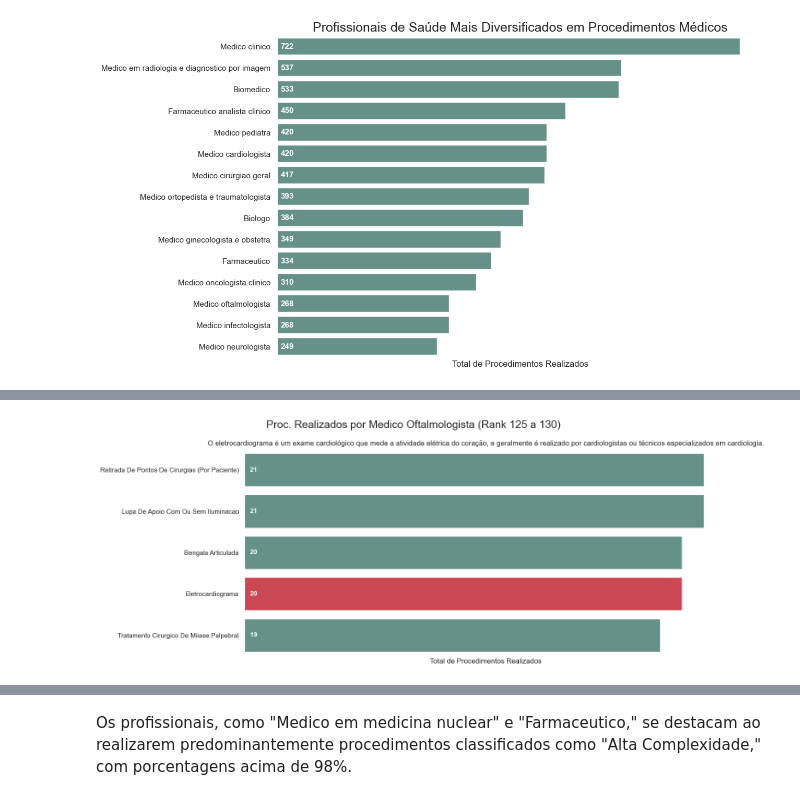
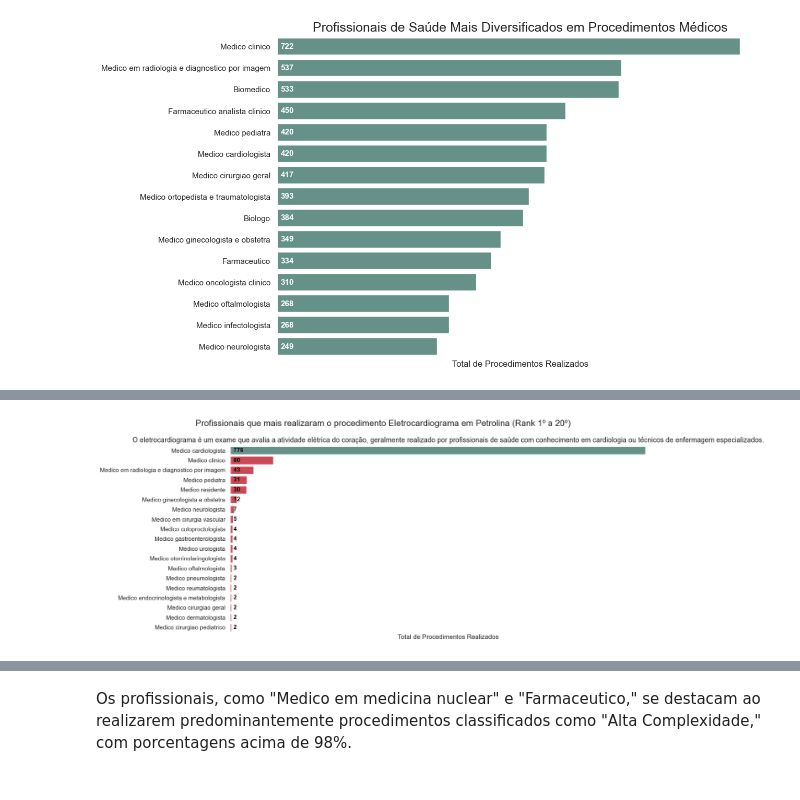
Before and after one commit to Vinicius-Luiz/etl_data_analisys_sia_python, a Jupyter notebook: 004_Data_Analysis.ipynb, the cells around one changed output, grey strips where cells are left out. Drawn from its saved outputs; the diff is of its cells as text; code cells hidden in the pictures.

Commit message:
Adicionando gráficos de procedimento x profissional

```diff
--- a/004_Data_Analysis.ipynb
+++ b/004_Data_Analysis.ipynb
@@ -189,38 +190,43 @@ SELECT PA_CBOCOD
   LIMIT {}
 '''
 # %%
-def plot_bar_111(pa_cbocod: int, rank_min: int = 1, rank_max: int = 5, max_results: int = 5,
+def plot_bar_111(pa_proc_id: int, pa_ufmun: str = '',
+                 rank_min: int = 1, rank_max: int = 5, max_results: int = 5,
                  export: bool = False, index_color_highlight: list = [],
-                 title: str = ''):
-    '''pa_cbocod: Código do profissional de saúde
+                 title: str = '', color_font: str ='white'):
+    '''pa_proc_id: Código do procedimento
+       pa_ufmun: Nome do município
        rank_min: Rank mínimo do procedimento
        rank_max: Rank máximo do procedimento
        max_results: Quantidade máxima de resultados
        export: Exportar o resultado para um arquivo CSV
-       index_color_highlight: Índice do resultado a ser destacado na cor vermelha'''
+       index_color_highlight: Índice do resultado a ser destacado na cor vermelha
+       color_font: Cor da fonte do texto'''
 
-    df_111 = spark.sql(SQL_111.format(pa_cbocod, rank_min, rank_max, max_results)).toPandas()
+    ds_pa_ufmun = f"AND DS_PA_UFMUN = '{pa_ufmun}'" if pa_ufmun else ''
+    df_111 = spark.sql(SQL_111.format(pa_proc_id, ds_pa_ufmun, rank_min, rank_max, max_results)).toPandas()
     df_111['DS_PA_PROC_ID'] = df_111['DS_PA_PROC_ID'].str.title()
 
-    df_111.to_csv(f'{pa_cbocod}_{rank_min}_{rank_max}.csv', index=False) if export else None
+    df_111[['PA_CBOCOD','DS_PA_CBOCOD','QTD_PROC','RANK_PROC']].to_csv(f'{pa_proc_id}_{rank_min}_{rank_max}.csv', index=False) if export else None
 
-    ds_pa_cbocod = df_111['DS_PA_CBOCOD'].unique()[0]
+    ds_pa_proc_id = df_111['DS_PA_PROC_ID'].unique()[0]
 
     plt.figure(figsize=(15, 6))
     sns.set_style("whitegrid", {'axes.spines.bottom': False, 'axes.spines.left': False, 'axes.spines.right': False, 'axes.spines.top': False})
 
-    plt.suptitle(f"Proc. Realizados por {ds_pa_cbocod.title()} (Rank {rank_min} a {rank_max})", fontsize=18)
-    plt.title(title, fontsize=12)
+    plt.suptitle(f'Profissionais que mais realizaram o procedimento {ds_pa_proc_id.title()} {"em "+pa_ufmun.title()+" " if pa_ufmun else ""}(Rank {rank_min}º a {rank_max}º)', fontsize=16)
+
+    plt.title(title, fontsize=13)
 
     colors = ['#5d998d' if i not in index_color_highlight else '#e13342' for i in range(len(df_111))]
-    ax = sns.barplot(x="QTD_PROC", y="DS_PA_PROC_ID",
+    ax = sns.barplot(x="QTD_PROC", y="DS_PA_CBOCOD",
                      data=df_111, palette=colors)
     ax.set(xticks=[])
 
     for p in ax.patches:
         width = p.get_width()
-        plt.text(0, p.get_y() + p.get_height() / 2, f'   {int(width)}',
-                ha="left", va="center", fontsize=11, fontweight="bold", color="white")
+        plt.text(0, p.get_y() + p.get_height() / 2, f'  {int(width)}',
+                ha="left", va="center", fontsize=11, fontweight="bold", color=color_font)
 
 
     plt.xlabel("Total de Procedimentos Realizados")
@@ -236,6 +248,6 @@ plot_bar_111(pa_cbocod = 225320, rank_min = 245, rank_max = 250, max_results=5,
 # %%
-plot_bar_111(pa_cbocod = 225265, rank_min = 125, rank_max = 130, max_results=5,
-             index_color_highlight=[3],
-             title='O eletrocardiograma é um exame cardiológico que mede a atividade elétrica do coração, e geralmente é realizado por cardiologistas ou técnicos especializados em cardiologia.')
+plot_bar_111(pa_proc_id=211020036, pa_ufmun='PETROLINA', rank_min=1, rank_max=20, max_results=20, color_font='black',
+             index_color_highlight=[1, 2, 3, 4, 5, 6, 7, 8, 9, 10, 11, 12, 13, 14, 15, 16, 17, 18],
+             title='O eletrocardiograma é um exame que avalia a atividade elétrica do coração, geralmente realizado por profissionais de saúde com conhecimento em cardiologia ou técnicos de enfermagem especializados.')
 # %% [output]
-[figure, old version]
+[figure, new version]
```
Also changed, not shown: parts of 6 cells of this notebook.
